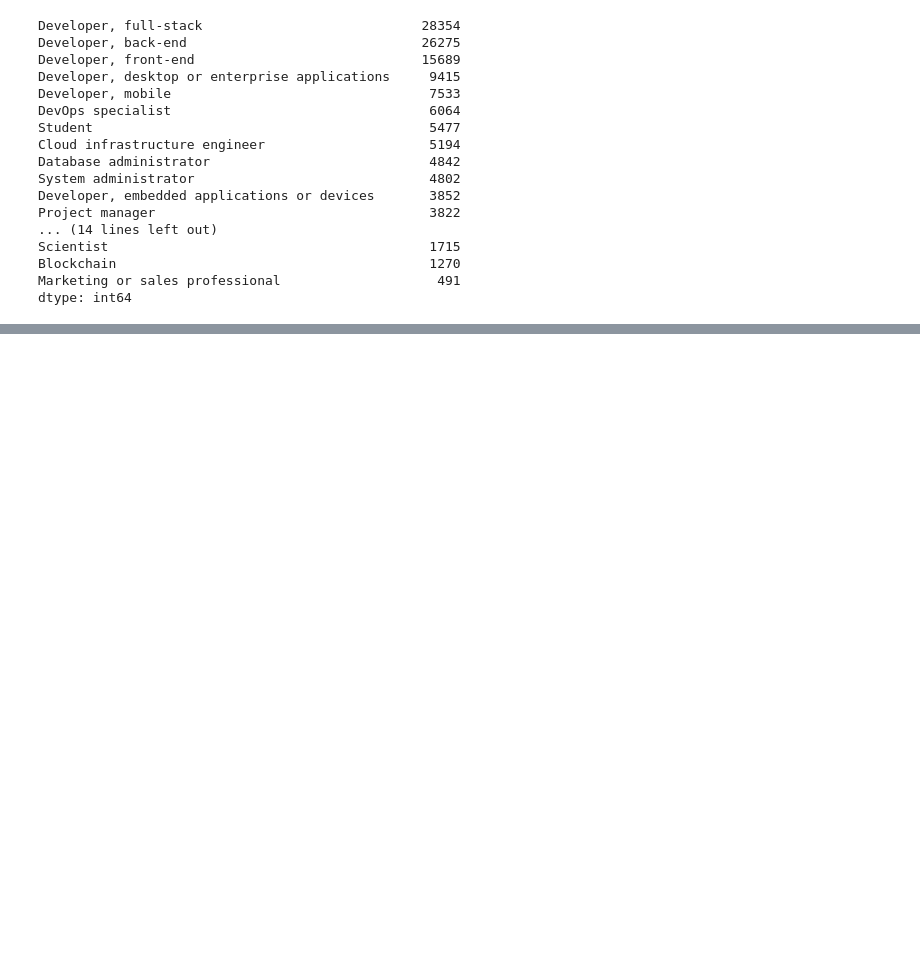
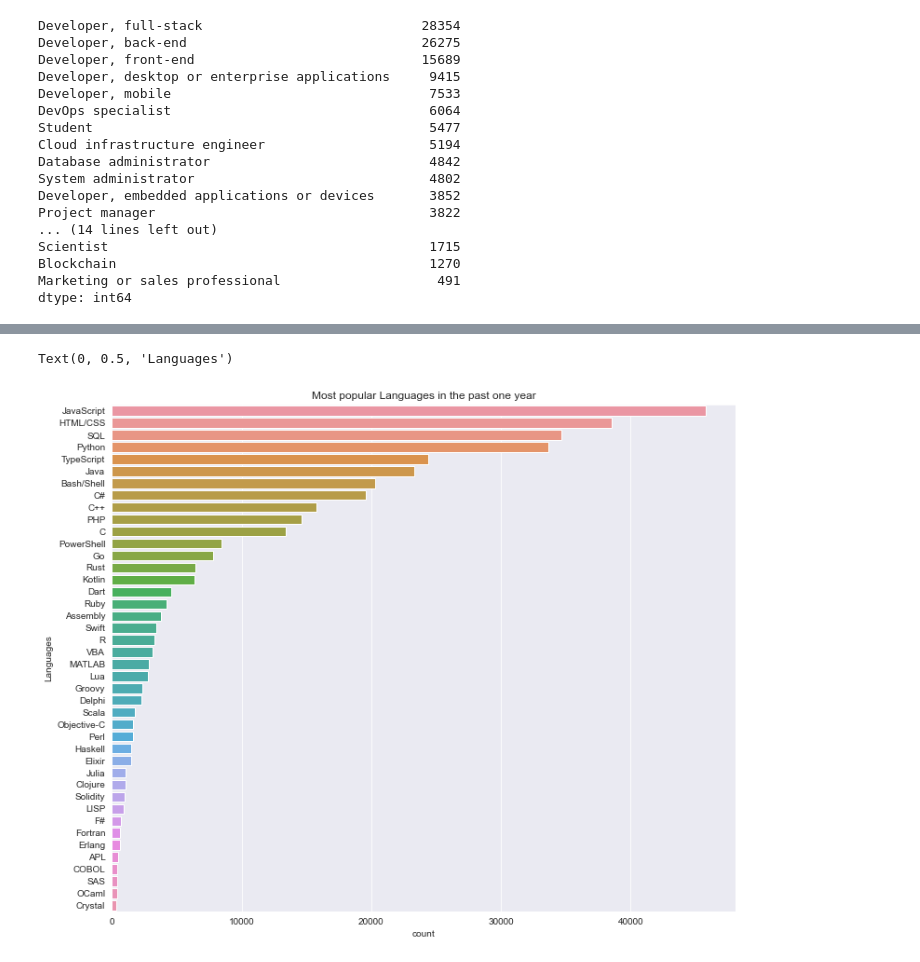
Before and after one commit to piyushrj100/Data_analysis, a Jupyter notebook: StackOverflow2022_EDA/Survey_2022.ipynb, the cells around one changed output, grey strips where cells are left out. Saved outputs shown, nothing was run; the diff lists cells and outputs as text; code cells hidden in the pictures; blank space fills up the shorter version.

```diff
--- a/StackOverflow2022_EDA/Survey_2022.ipynb
+++ b/StackOverflow2022_EDA/Survey_2022.ipynb
@@ -375,0 +387,3 @@ Text(0, 0.5, 'Roles')
+# %%
+languages_df = split_multicolumn(survey_select_df.LanguageHaveWorkedWith)
+languages_df
@@ -375,0 +406,3 @@ Text(0, 0.5, 'Roles')
+# %%
+languages_worked = languages_df.sum().sort_values(ascending=False)
+languages_worked
@@ -375,0 +427,10 @@ Text(0, 0.5, 'Roles')
+# %%
+plt.figure(figsize=(12, 10))
+sns.set_style('darkgrid')
+sns.barplot(x=languages_worked, y=languages_worked.index)
+plt.title("Most popular Languages in the past one year")
+plt.xlabel('count')
+plt.ylabel('Languages')
+# %% [output]
+Text(0, 0.5, 'Languages')
+[figure, added]
```
Also changed, not shown: parts of 13 cells of this notebook.
